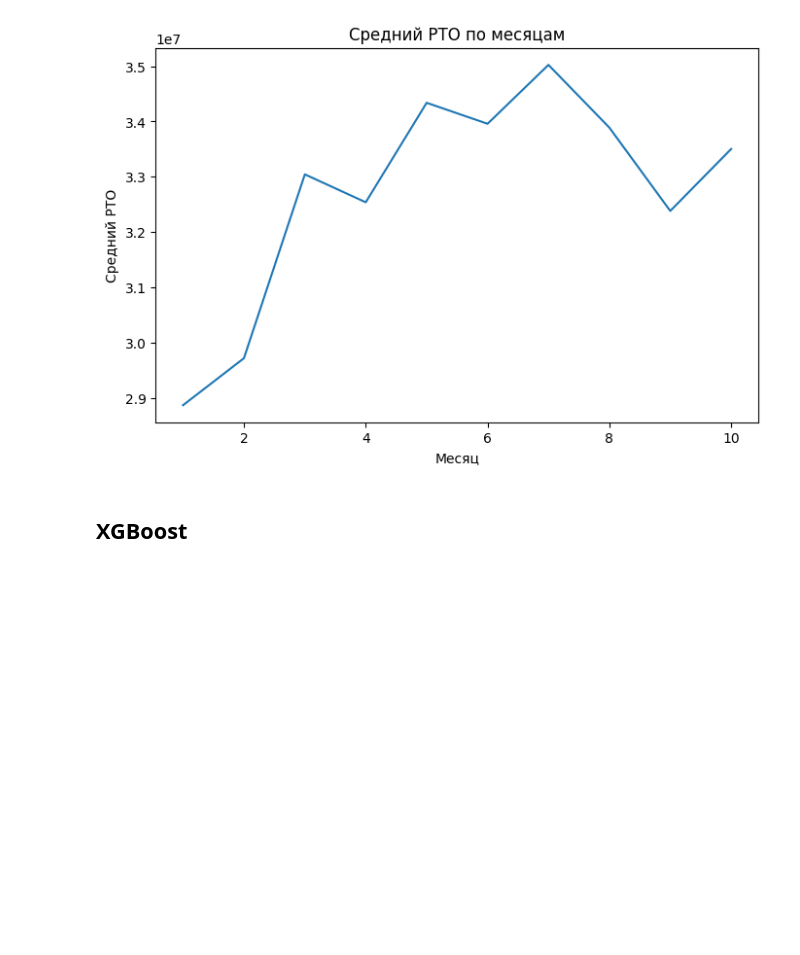
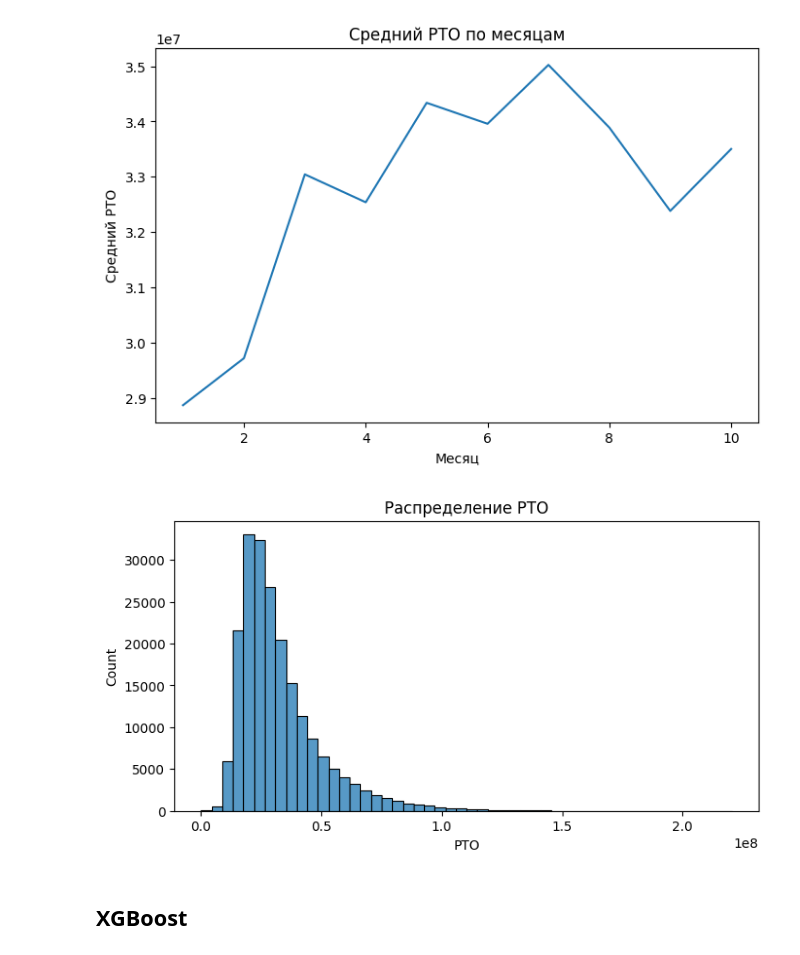
Before and after one commit to NikolaevPetr/gradient_rosta_X5, a Jupyter notebook: main.ipynb, the cells around one changed output. Drawn from its saved outputs; the diff is of its cells as text; code cells hidden in the pictures; blank space fills up the shorter version.

```diff
--- a/main.ipynb
+++ b/main.ipynb
@@ -145,3 +145,11 @@ plt.title("Средний РТО по месяцам")
 plt.show()
 # %% [output]
 [figure]
+# %%
+plt.figure(figsize=(8, 4))
+sns.histplot(df["РТО"], bins=50)
+plt.xlabel("РТО")
+plt.title("Распределение РТО")
+plt.show()
+# %% [output]
+[figure, added]
```
Also changed, not shown: parts of 2 cells of this notebook.
